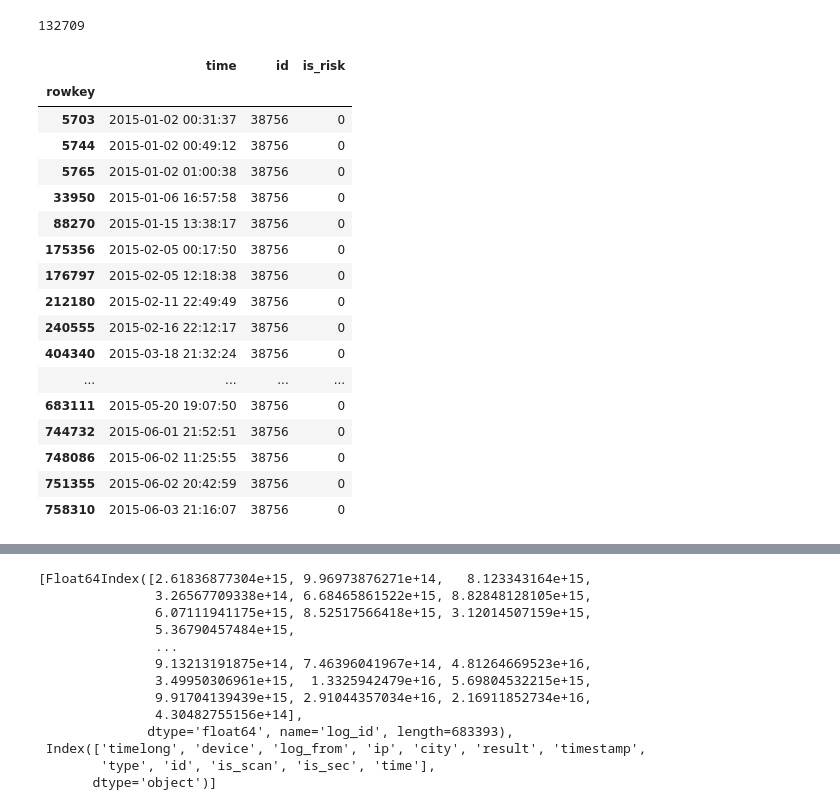
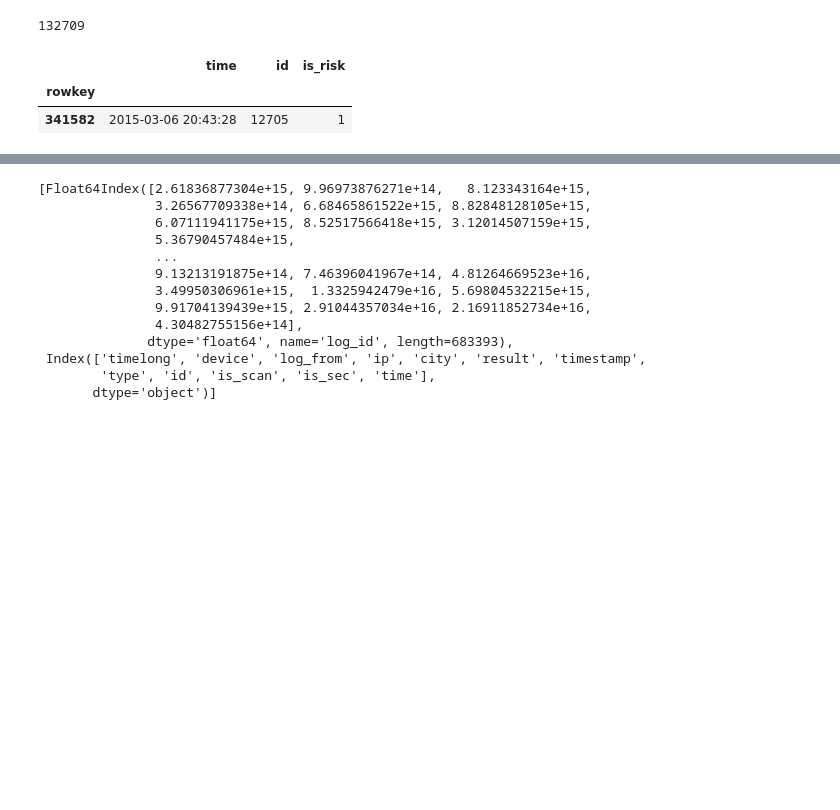
Before and after one commit to tusonggao/Kaggle_code, a Jupyter notebook: jd_contest/jd_contest.ipynb, the cells around one changed output, grey strips where cells are left out. Drawn from its saved outputs; the diff is of its cells as text; code cells hidden in the pictures; blank space fills up the shorter version.

```diff
--- a/jd_contest/jd_contest.ipynb
+++ b/jd_contest/jd_contest.ipynb
@@ -63,36 +63,21 @@ month_sub_trade_df.shape[0]
 # %%
 # 得到一列不同的值
 login_df['result'].unique()
 login_df['id'].unique()
 len(login_df['city'].unique()), len(login_df.index)
 trade_df.count()
 merged_login_df.dtypes
 # trade_df[trade_df.is_scan==True].sort_values(by='time', ascending = True)  # 174422
-trade_df[trade_df.id==38756].sort_values(by='time', ascending = True)  # 174422
+trade_df[trade_df.id==12705].sort_values(by='time', ascending = True)  # 174422
 # login_df.sort_values(by='time', ascending = True)  # 174422
 # time_long_negative_df = merged_login_df[merged_login_df.timelong<0].sort_values(by='time', ascending = True)
 # time_long_negative_df
 # is_scan_false_df = merged_login_df[merged_login_df.is_scan==False].sort_values(by='time', ascending = True)
 # is_scan_false_df.to_csv('./data/is_scan_false.csv')
 # is_scan_false_df['timelong'].max(), is_scan_false_df['timelong'].min()
 # len(merged_login_df[merged_login_df.device==835072]['id'].unique())
 # %% [output]
 |  | time | id | is_risk |
 | rowkey |  |  |  |
-| 5703 | 2015-01-02 00:31:37 | 38756 | 0 |
-| 5744 | 2015-01-02 00:49:12 | 38756 | 0 |
-| 5765 | 2015-01-02 01:00:38 | 38756 | 0 |
-| 33950 | 2015-01-06 16:57:58 | 38756 | 0 |
-| 88270 | 2015-01-15 13:38:17 | 38756 | 0 |
-| 175356 | 2015-02-05 00:17:50 | 38756 | 0 |
-| 176797 | 2015-02-05 12:18:38 | 38756 | 0 |
-| 212180 | 2015-02-11 22:49:49 | 38756 | 0 |
-| 240555 | 2015-02-16 22:12:17 | 38756 | 0 |
-| 404340 | 2015-03-18 21:32:24 | 38756 | 0 |
-| ... | ... | ... | ... |
-| 683111 | 2015-05-20 19:07:50 | 38756 | 0 |
-| 744732 | 2015-06-01 21:52:51 | 38756 | 0 |
-| 748086 | 2015-06-02 11:25:55 | 38756 | 0 |
-| 751355 | 2015-06-02 20:42:59 | 38756 | 0 |
-| 758310 | 2015-06-03 21:16:07 | 38756 | 0 |
+| 341582 | 2015-03-06 20:43:28 | 12705 | 1 |
 # %%
```
Also changed, not shown: parts of 6 cells of this notebook, 2 other files.
